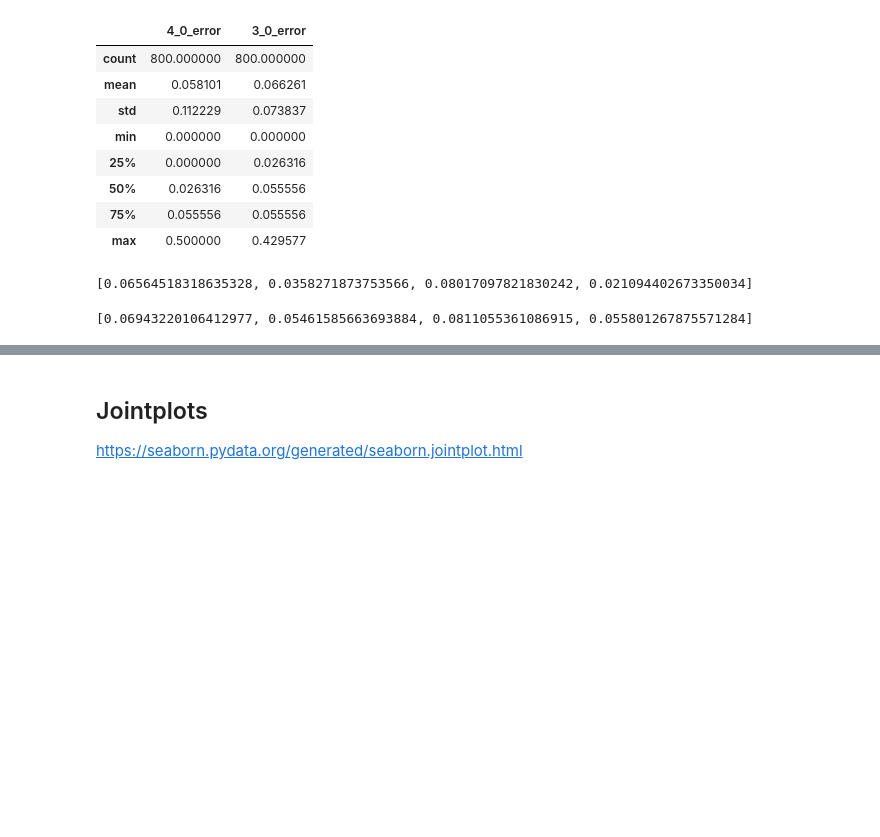
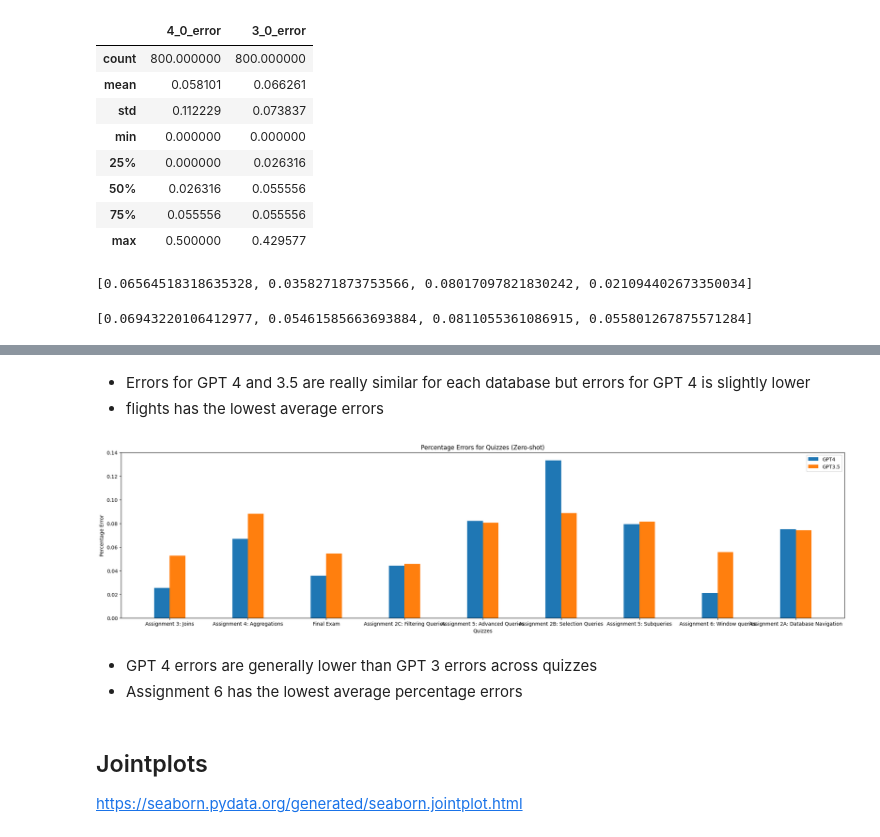
Before and after one commit to ipeirotis/sql_autograding, a Jupyter notebook: Evaluation_8_30.ipynb, the cells around one changed output, grey strips where cells are left out. Saved outputs shown, nothing was run; the diff lists cells and outputs as text; code cells hidden in the pictures; blank space fills up the shorter version.

```diff
--- a/Evaluation_8_30.ipynb
+++ b/Evaluation_8_30.ipynb
@@ -232,3 +261,32 @@ plt.show()
+# %% [markdown]
+- Errors for GPT 4 and 3.5 are really similar for each database but errors for GPT 4 is slightly lower
+- flights has the lowest average errors
+# %%
+qs = df['QuizName'].unique()
+error_lst_4 = []
+error_lst_3 = []
+for q in qs:
+  temp = df[df['QuizName']==q]
+  error_lst_4.append(temp['4_0_error'].mean())
+  error_lst_3.append(temp['3_0_error'].mean())
+
+X_axis = np.arange(len(qs))
+
+plt.figure(figsize=(26,6))
+plt.bar(X_axis - 0.1, error_lst_4, 0.2, label = 'GPT4')
+plt.bar(X_axis + 0.1, error_lst_3, 0.2, label = 'GPT3.5')
+
+plt.xticks(X_axis, qs)
+plt.xlabel("Quizzes")
+plt.ylabel("Percentage Error")
+plt.title("Percentage Errors for Quizzes (Zero-shot)")
+plt.legend()
+plt.show()
+# %% [output]
+[figure, added]
+# %% [markdown]
+- GPT 4 errors are generally lower than GPT 3 errors across quizzes
+- Assignment 6 has the lowest average percentage errors
 # %% [markdown]
 ## Jointplots
 https://seaborn.pydata.org/generated/seaborn.jointplot.html
```
Also changed, not shown: parts of 32 cells of this notebook.
